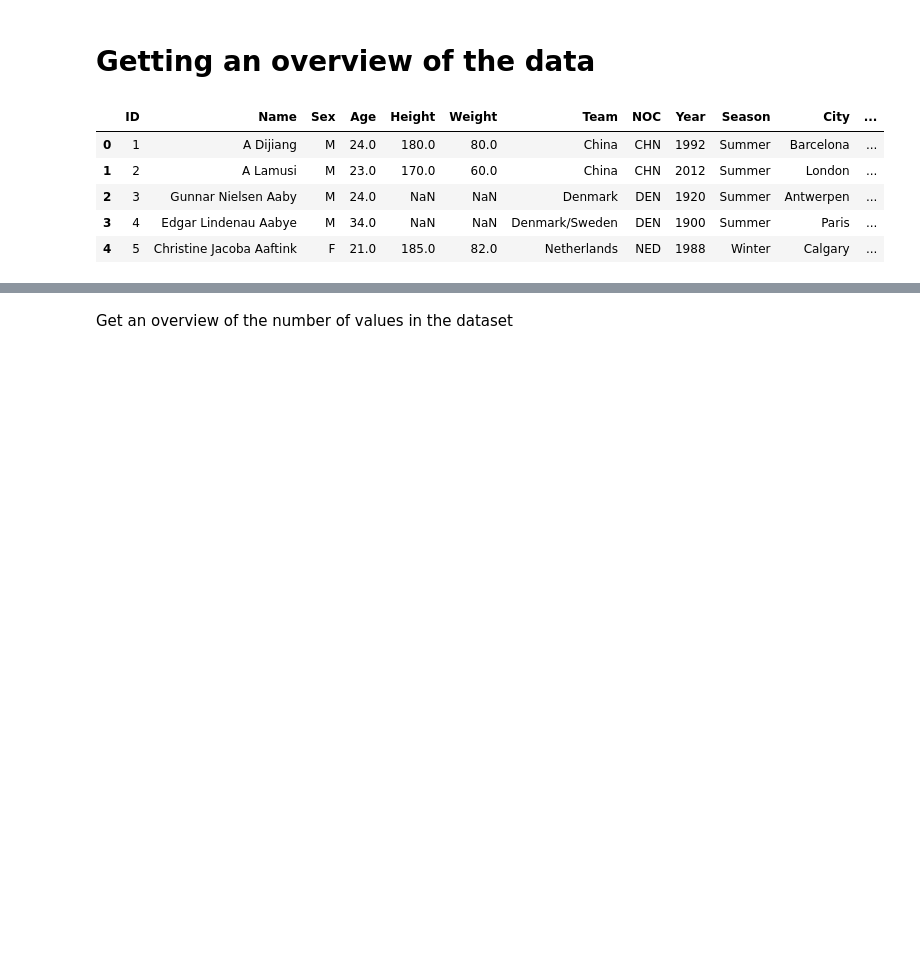
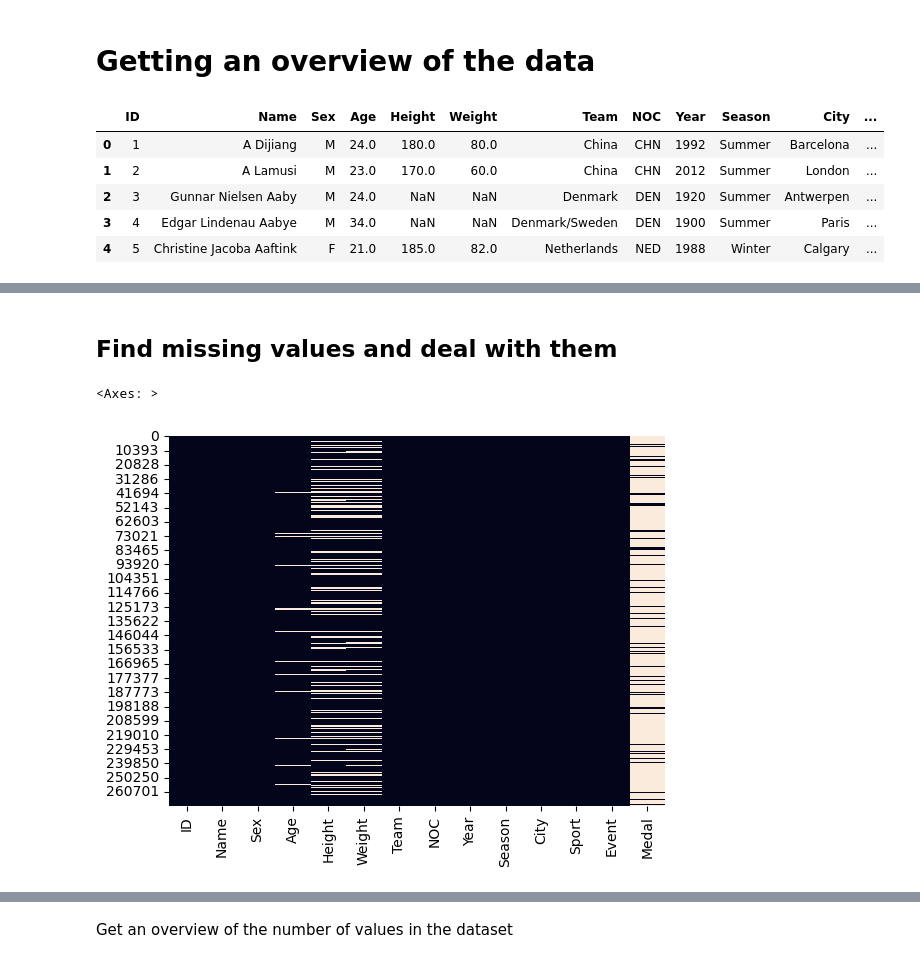
Before and after one commit to njuliann/athlete_events, a Jupyter notebook: athletes.ipynb, the cells around one changed output, grey strips where cells are left out. Drawn from its saved outputs; the diff is of its cells as text; code cells hidden in the pictures; blank space fills up the shorter version.

```diff
--- a/athletes.ipynb
+++ b/athletes.ipynb
@@ -34,3 +80,5 @@ print(df.shape) # now there should be one less column
+# %%
+df.drop_duplicates(inplace = True)
 # %% [markdown]
 # Getting an overview of the data
 # %%
@@ -56,0 +105,7 @@ print(" Maximum Age: " , df.Age.max(), "\n" ,
+# %% [markdown]
+## Find missing values and deal with them
+# %%
+sns.heatmap(df.isnull(), cbar=False)
+# %% [output]
+<Axes: >
+[figure, added]
```
Also changed, not shown: parts of 28 cells of this notebook.
